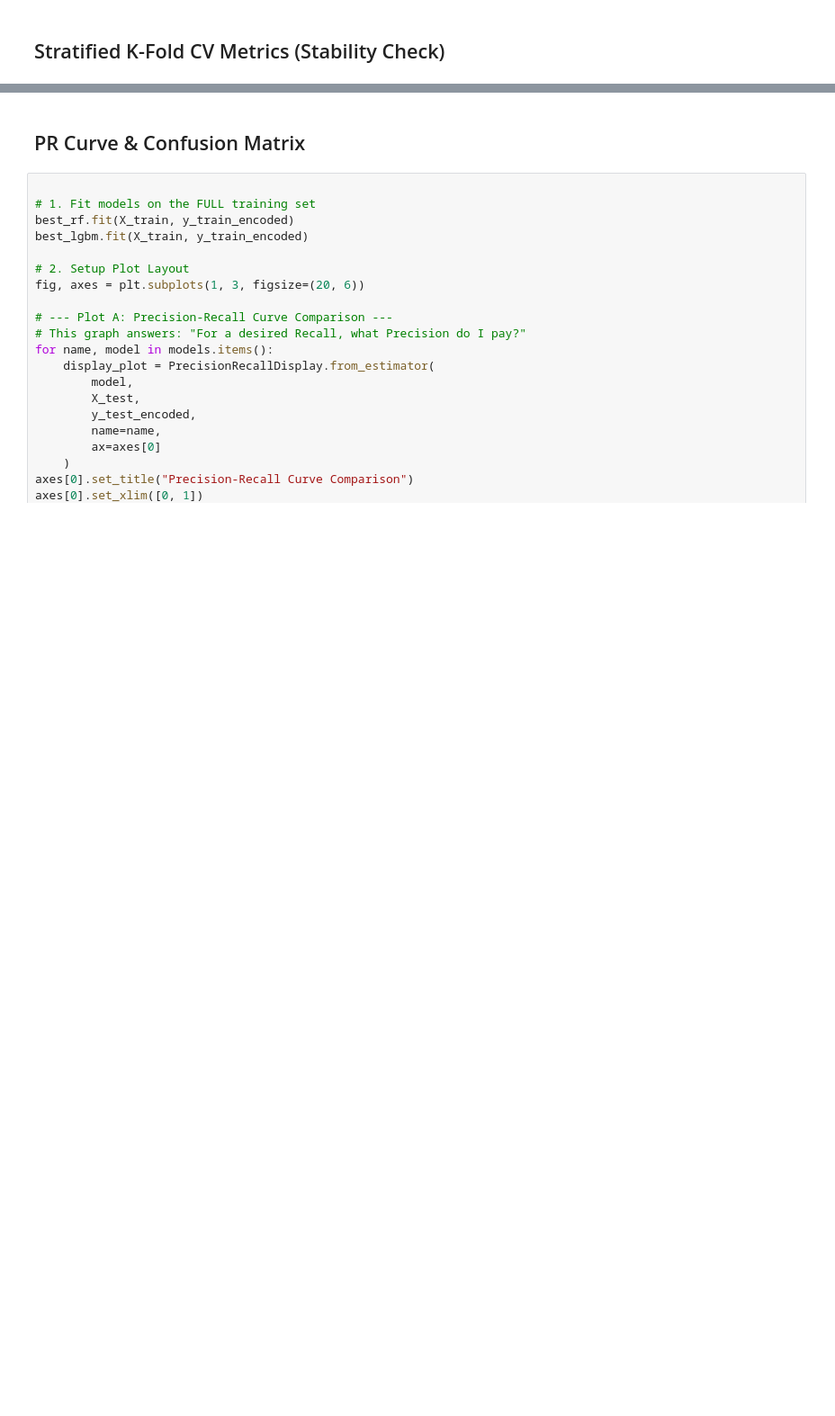
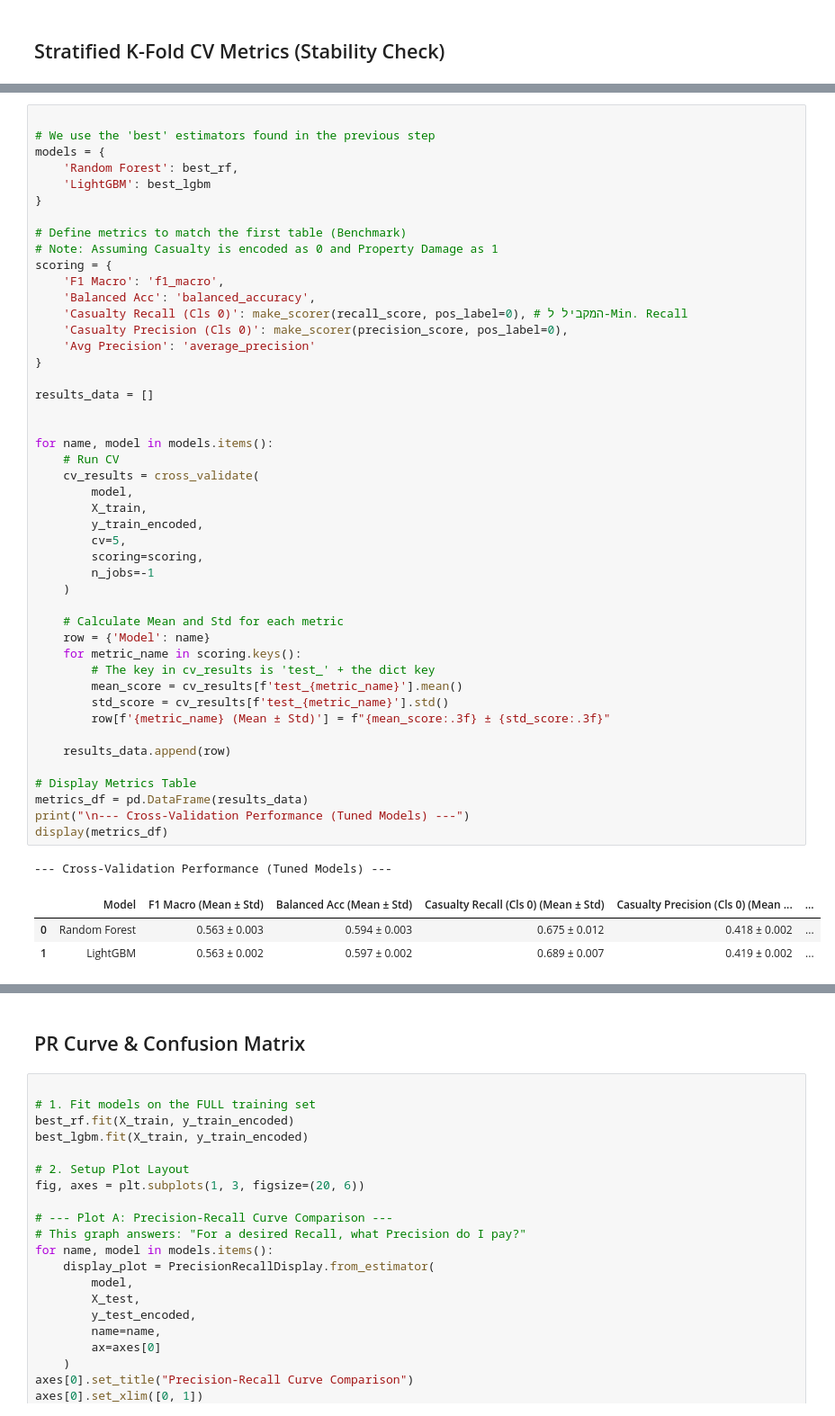
Before and after one commit to Elior-Dahan/project-machine-learning, a Jupyter notebook: 02_supervised_models.ipynb, the cells around one changed output, grey strips where cells are left out. Shown at 90% size. Saved outputs shown, nothing was run; the diff lists cells and outputs as text; blank space fills up the shorter version.

```diff
--- a/02_supervised_models.ipynb
+++ b/02_supervised_models.ipynb
@@ -932,0 +948,51 @@ display(metrics_df)
+# %%
+
+# We use the 'best' estimators found in the previous step
+models = {
+    'Random Forest': best_rf,
+    'LightGBM': best_lgbm
+}
+
+# Define metrics to match the first table (Benchmark)
+# Note: Assuming Casualty is encoded as 0 and Property Damage as 1
+scoring = {
+    'F1 Macro': 'f1_macro',
+    'Balanced Acc': 'balanced_accuracy',
+    'Casualty Recall (Cls 0)': make_scorer(recall_score, pos_label=0), # המקביל ל-Min. Recall
+    'Casualty Precision (Cls 0)': make_scorer(precision_score, pos_label=0),
+    'Avg Precision': 'average_precision'
+}
+
+results_data = []
+
+
+for name, model in models.items():
+    # Run CV
+    cv_results = cross_validate(
+        model,
+        X_train,
+        y_train_encoded,
+        cv=5,
+        scoring=scoring,
+        n_jobs=-1
+    )
+
+    # Calculate Mean and Std for each metric
+    row = {'Model': name}
+    for metric_name in scoring.keys():
+        # The key in cv_results is 'test_' + the dict key
+        mean_score = cv_results[f'test_{metric_name}'].mean()
+        std_score = cv_results[f'test_{metric_name}'].std()
+        row[f'{metric_name} (Mean ± Std)'] = f"{mean_score:.3f} ± {std_score:.3f}"
+
+    results_data.append(row)
+
+# Display Metrics Table
+metrics_df = pd.DataFrame(results_data)
+print("\n--- Cross-Validation Performance (Tuned Models) ---")
+display(metrics_df)
+# %% [output]
+--- Cross-Validation Performance (Tuned Models) ---
+|  | Model | F1 Macro (Mean ± Std) | Balanced Acc (Mean ± Std) | Casualty Recall (Cls 0) (Mean ± Std) | Casualty Precision (Cls 0) (Mean ... | ... |
+| 0 | Random Forest | 0.563 ± 0.003 | 0.594 ± 0.003 | 0.675 ± 0.012 | 0.418 ± 0.002 | ... |
+| 1 | LightGBM | 0.563 ± 0.002 | 0.597 ± 0.002 | 0.689 ± 0.007 | 0.419 ± 0.002 | ... |
```
Also changed, not shown: parts of 33 cells of this notebook.
